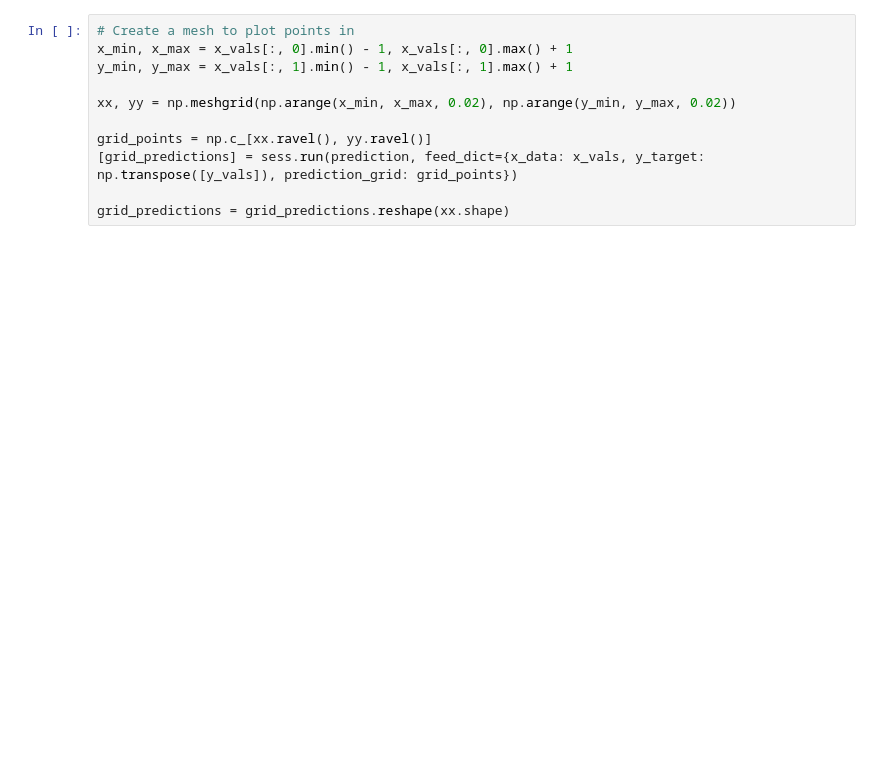
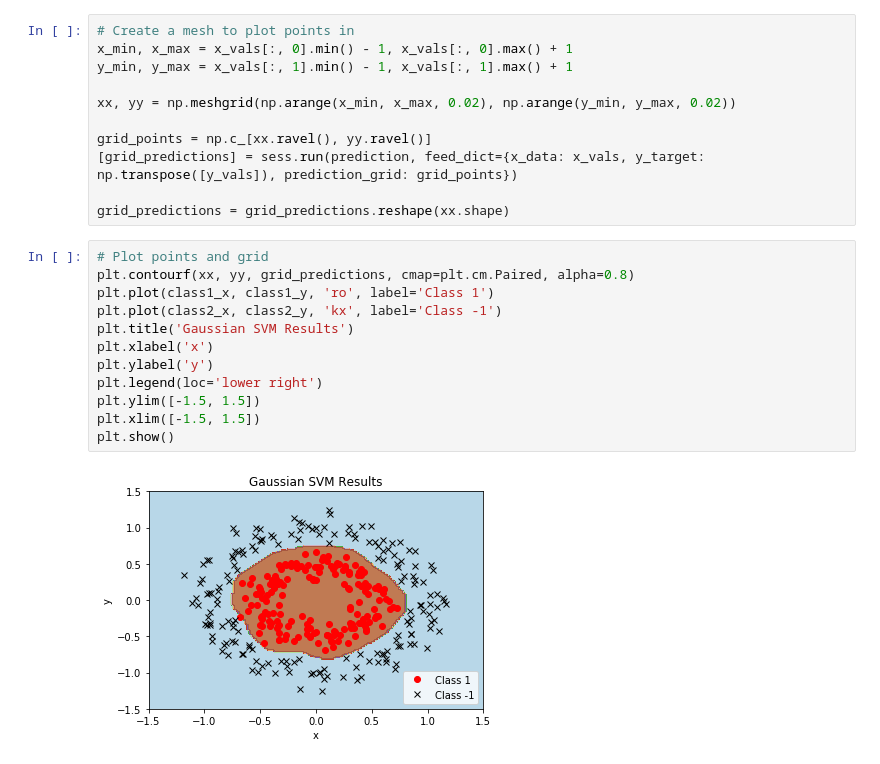
Before and after one commit to Junist96/OCL, a Jupyter notebook: Support Vector Machine/(비선형 SVM) .ipynb, the cells around one changed output. Drawn from its saved outputs; the diff is of its cells as text; blank space fills up the shorter version.

```diff
--- a/Support Vector Machine/(비선형 SVM) .ipynb
+++ b/Support Vector Machine/(비선형 SVM) .ipynb
@@ -112,3 +115,17 @@ grid_points = np.c_[xx.ravel(), yy.ravel()]
 [grid_predictions] = sess.run(prediction, feed_dict={x_data: x_vals, y_target: np.transpose([y_vals]), prediction_grid: grid_points})
 
 grid_predictions = grid_predictions.reshape(xx.shape)
+# %%
+# Plot points and grid
+plt.contourf(xx, yy, grid_predictions, cmap=plt.cm.Paired, alpha=0.8)
+plt.plot(class1_x, class1_y, 'ro', label='Class 1')
+plt.plot(class2_x, class2_y, 'kx', label='Class -1')
+plt.title('Gaussian SVM Results')
+plt.xlabel('x')
+plt.ylabel('y')
+plt.legend(loc='lower right')
+plt.ylim([-1.5, 1.5])
+plt.xlim([-1.5, 1.5])
+plt.show()
+# %% [output]
+[figure, added]
```
Also changed, not shown: parts of 4 cells of this notebook.
